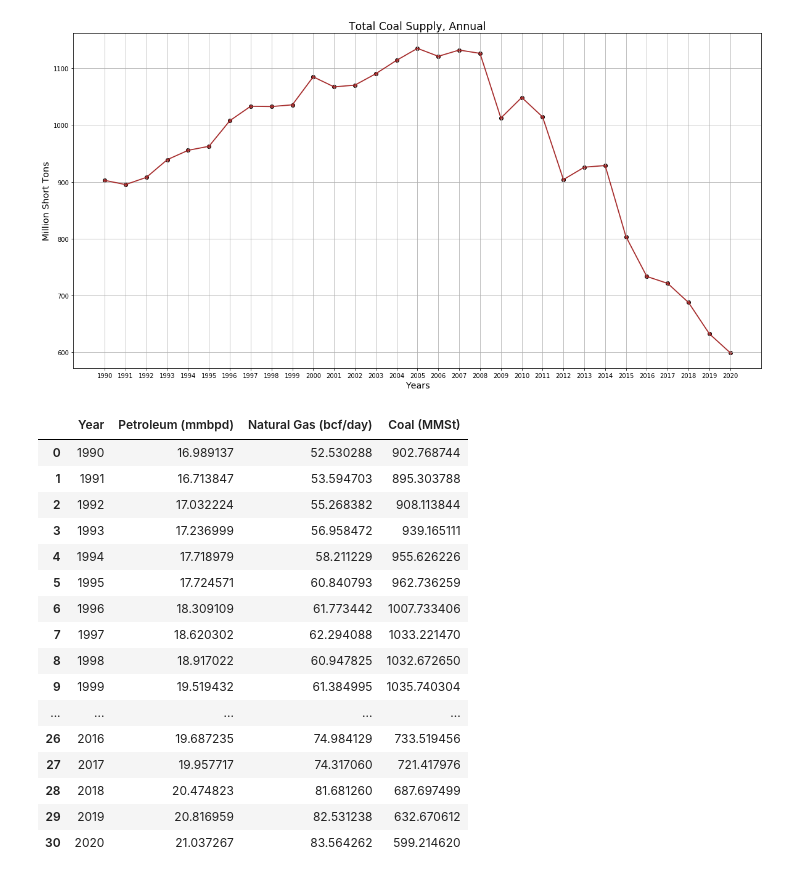
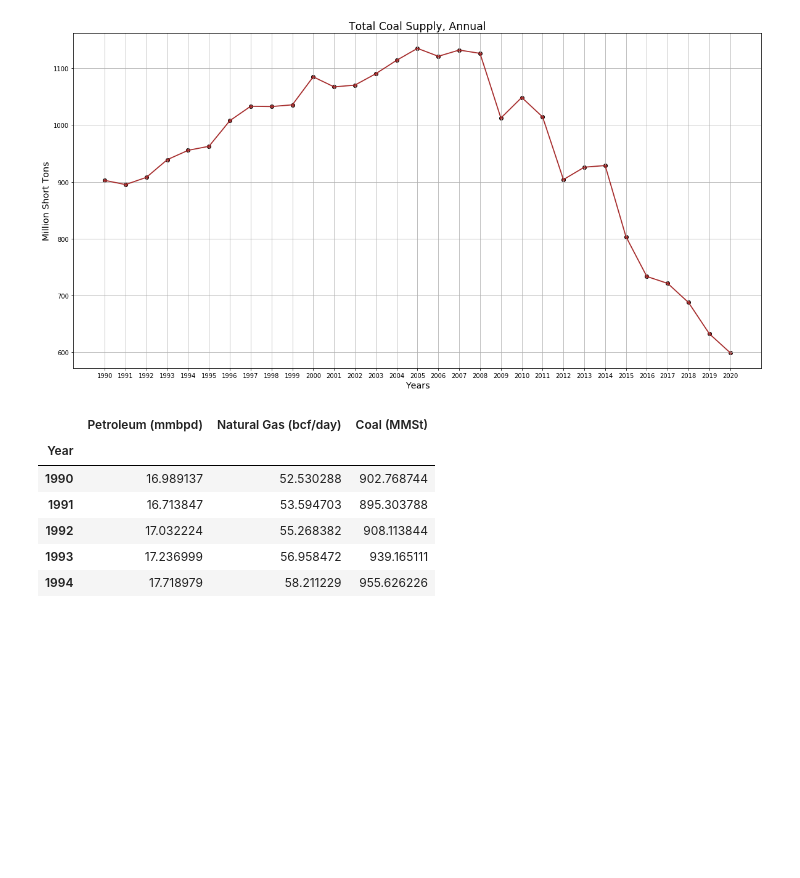
Before and after one commit to us-energy-analysis/Energy-analysis, a Jupyter notebook: USFossilFuelConsumption.ipynb, the cells around one changed output. Cells and saved outputs as stored; diff of their text form; code cells hidden in the pictures; blank space fills up the shorter version.

```diff
--- a/USFossilFuelConsumption.ipynb
+++ b/USFossilFuelConsumption.ipynb
@@ -268,32 +341,21 @@ plt.show()
 # %%
 # Create Combined FossilFuel DataFrame using list of dictionaries method
 fossilfuel_consumption_df = pd.DataFrame({
     'Year': years,
     'Petroleum (mmbpd)': petroleum,
     'Natural Gas (bcf/day)': natural_gas,
     'Coal (MMSt)': coal,
 })
 # Display DataFrame
-# fossilfuel_consumption_df.set_index("Year")
-fossilfuel_consumption_df
+fossilfuel_consumption_df.set_index("Year").head()
 # %% [output]
-|  | Year | Petroleum (mmbpd) | Natural Gas (bcf/day) | Coal (MMSt) |
-| 0 | 1990 | 16.989137 | 52.530288 | 902.768744 |
-| 1 | 1991 | 16.713847 | 53.594703 | 895.303788 |
-| 2 | 1992 | 17.032224 | 55.268382 | 908.113844 |
-| 3 | 1993 | 17.236999 | 56.958472 | 939.165111 |
-| 4 | 1994 | 17.718979 | 58.211229 | 955.626226 |
-| 5 | 1995 | 17.724571 | 60.840793 | 962.736259 |
-| 6 | 1996 | 18.309109 | 61.773442 | 1007.733406 |
-| 7 | 1997 | 18.620302 | 62.294088 | 1033.221470 |
-| 8 | 1998 | 18.917022 | 60.947825 | 1032.672650 |
-| 9 | 1999 | 19.519432 | 61.384995 | 1035.740304 |
-| ... | ... | ... | ... | ... |
-| 26 | 2016 | 19.687235 | 74.984129 | 733.519456 |
-| 27 | 2017 | 19.957717 | 74.317060 | 721.417976 |
-| 28 | 2018 | 20.474823 | 81.681260 | 687.697499 |
-| 29 | 2019 | 20.816959 | 82.531238 | 632.670612 |
-| 30 | 2020 | 21.037267 | 83.564262 | 599.214620 |
+|  | Petroleum (mmbpd) | Natural Gas (bcf/day) | Coal (MMSt) |
+| Year |  |  |  |
+| 1990 | 16.989137 | 52.530288 | 902.768744 |
+| 1991 | 16.713847 | 53.594703 | 895.303788 |
+| 1992 | 17.032224 | 55.268382 | 908.113844 |
+| 1993 | 17.236999 | 56.958472 | 939.165111 |
+| 1994 | 17.718979 | 58.211229 | 955.626226 |
 # %%
 #  Export file as a CSV, without the Pandas index, but with the header
 fossilfuel_consumption_df.to_csv("resources/FossilFuelConsumption.csv", index=False, header=True)
```
Also changed, not shown: parts of 12 cells of this notebook, 1 other file.
